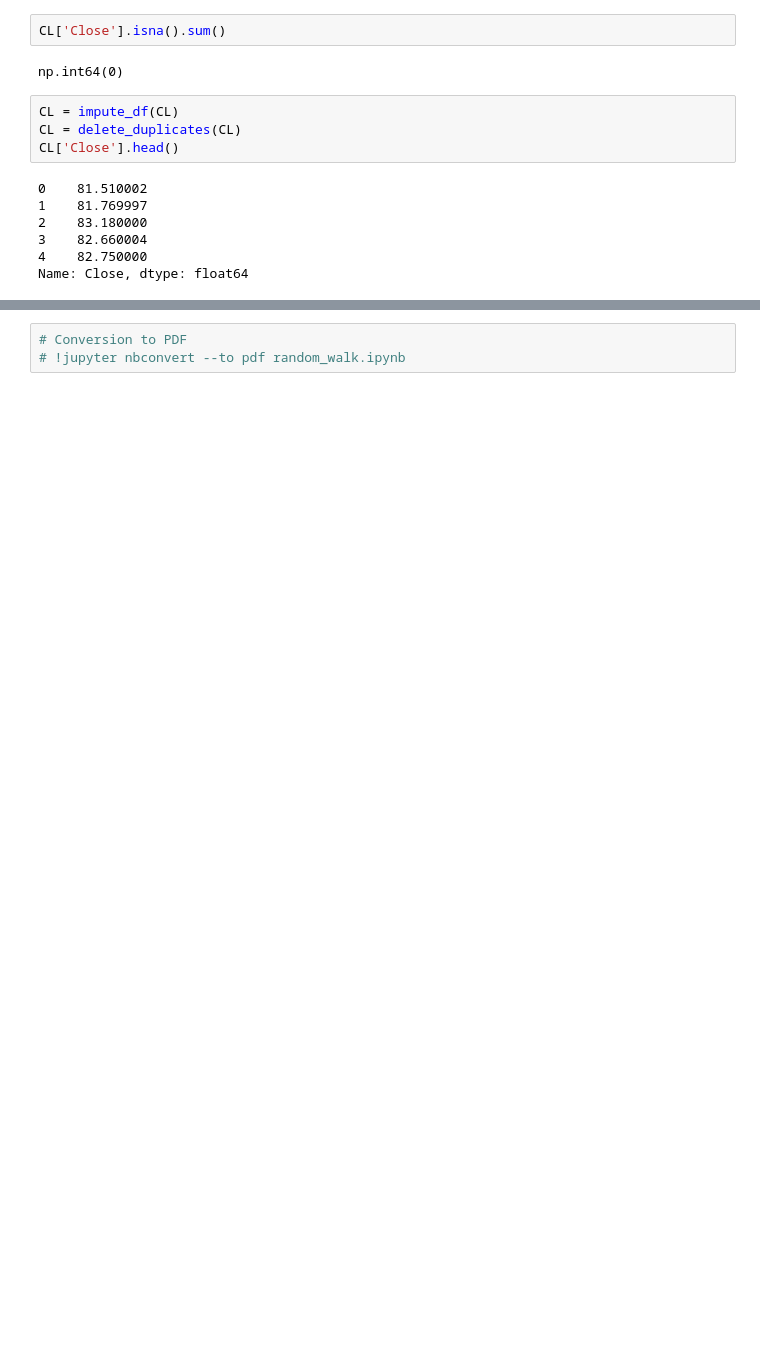
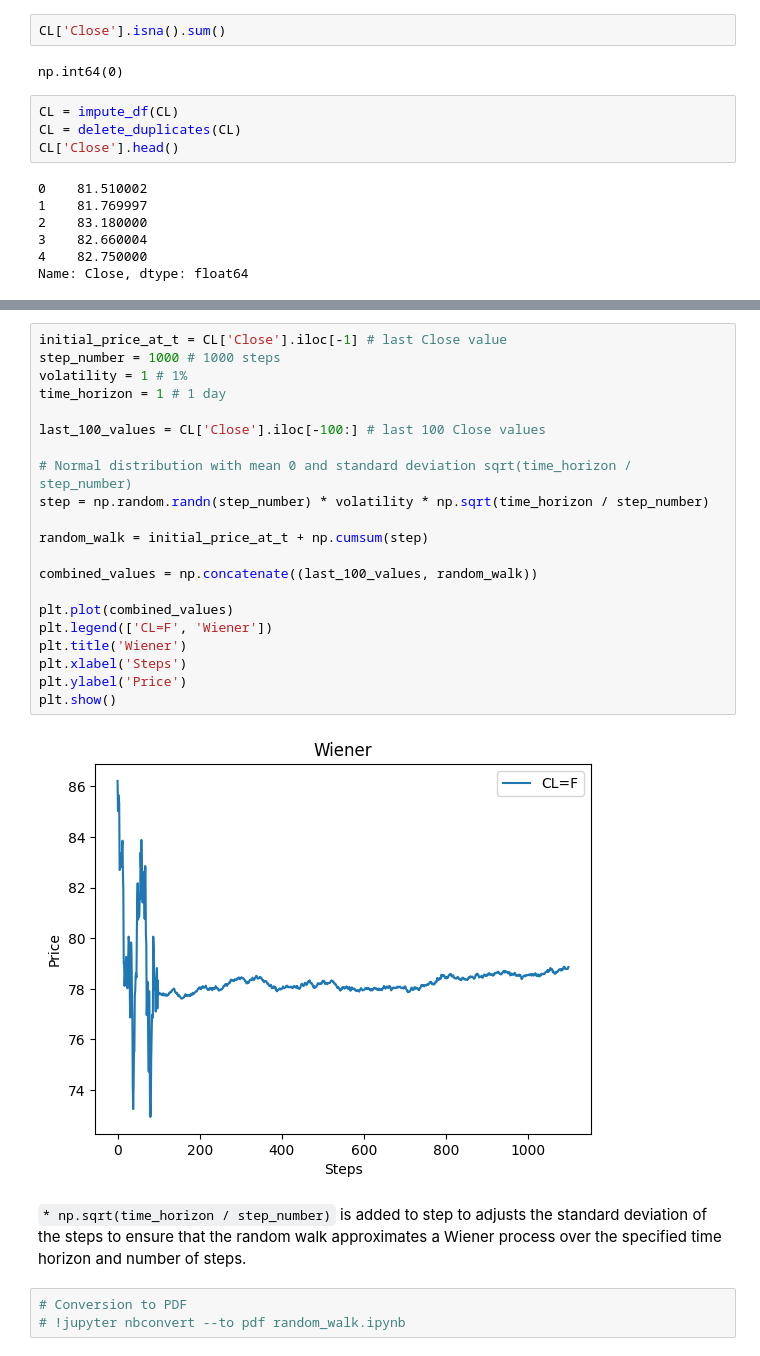
Before and after one commit to Errahum/HeliosFinance, a Jupyter notebook: notebooks/errahum_research/data_analyst/random_walk.ipynb, the cells around one changed output, grey strips where cells are left out. Saved outputs shown, nothing was run; the diff lists cells and outputs as text; blank space fills up the shorter version.

```diff
--- a/notebooks/errahum_research/data_analyst/random_walk.ipynb
+++ b/notebooks/errahum_research/data_analyst/random_walk.ipynb
@@ -122,3 +139,28 @@ plt.show()
+# %%
+initial_price_at_t = CL['Close'].iloc[-1] # last Close value
+step_number = 1000 # 1000 steps
+volatility = 1 # 1%
+time_horizon = 1 # 1 day
+
+last_100_values = CL['Close'].iloc[-100:] # last 100 Close values
+
+# Normal distribution with mean 0 and standard deviation sqrt(time_horizon / step_number)
+step = np.random.randn(step_number) * volatility * np.sqrt(time_horizon / step_number)
+
+random_walk = initial_price_at_t + np.cumsum(step)
+
+combined_values = np.concatenate((last_100_values, random_walk))
+
+plt.plot(combined_values)
+plt.legend(['CL=F', 'Wiener'])
+plt.title('Wiener')
+plt.xlabel('Steps')
+plt.ylabel('Price')
+plt.show()
+# %% [output]
+[figure, added]
+# %% [markdown]
+`* np.sqrt(time_horizon / step_number)` is added to step to adjusts the standard deviation of the steps to ensure that the random walk approximates a Wiener process over the specified time horizon and number of steps.
 # %%
 # Conversion to PDF
 # !jupyter nbconvert --to pdf random_walk.ipynb
```
Also changed, not shown: parts of 8 cells of this notebook, 3 other files.
